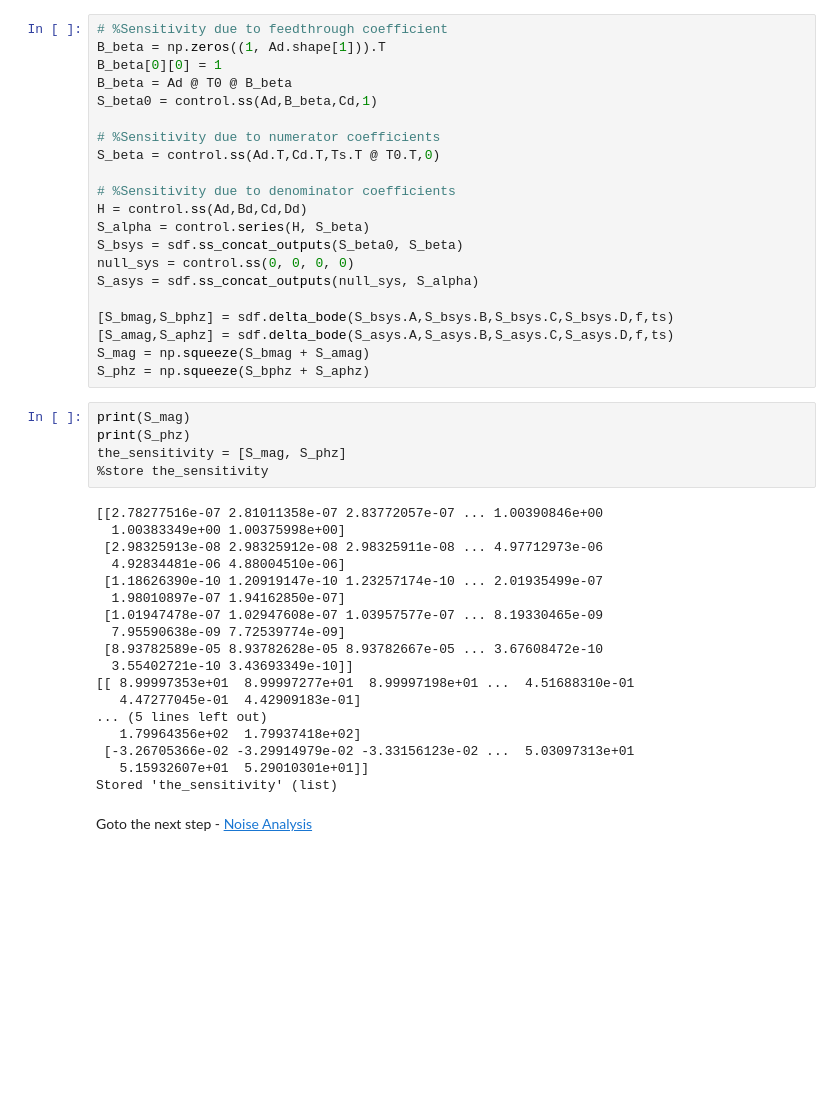
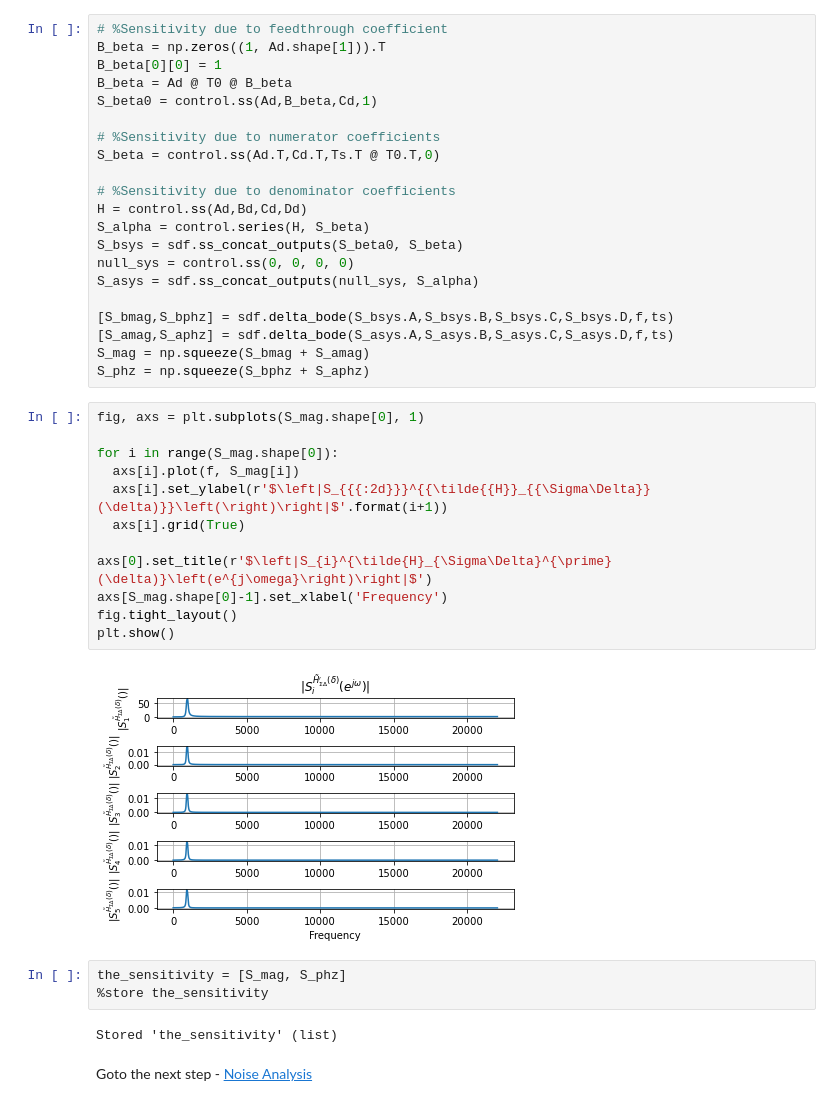
Before and after one commit to forrest-brewer/delta-control, a Jupyter notebook: notebooks/3_SD_dIIR_sensitivity.ipynb, the cells around one changed output. Saved outputs shown, nothing was run; the diff lists cells and outputs as text; blank space fills up the shorter version.

```diff
--- a/notebooks/3_SD_dIIR_sensitivity.ipynb
+++ b/notebooks/3_SD_dIIR_sensitivity.ipynb
@@ -119,27 +119,23 @@ S_asys = sdf.ss_concat_outputs(null_sys, S_alpha)
 S_mag = np.squeeze(S_bmag + S_amag)
 S_phz = np.squeeze(S_bphz + S_aphz)
 # %%
-print(S_mag)
-print(S_phz)
-the_sensitivity = [S_mag, S_phz]
-%store the_sensitivity
+fig, axs = plt.subplots(S_mag.shape[0], 1)
+
+for i in range(S_mag.shape[0]):
+  axs[i].plot(f, S_mag[i])
+  axs[i].set_ylabel(r'$\left|S_{{{:2d}}}^{{\tilde{{H}}_{{\Sigma\Delta}}(\delta)}}\left(\right)\right|$'.format(i+1))
+  axs[i].grid(True)
+
+axs[0].set_title(r'$\left|S_{i}^{\tilde{H}_{\Sigma\Delta}^{\prime}(\delta)}\left(e^{j\omega}\right)\right|$')
+axs[S_mag.shape[0]-1].set_xlabel('Frequency')
+fig.tight_layout()
+plt.show()
 # %% [output]
-[[2.78277516e-07 2.81011358e-07 2.83772057e-07 ... 1.00390846e+00
-  1.00383349e+00 1.00375998e+00]
- [2.98325913e-08 2.98325912e-08 2.98325911e-08 ... 4.97712973e-06
-  4.92834481e-06 4.88004510e-06]
- [1.18626390e-10 1.20919147e-10 1.23257174e-10 ... 2.01935499e-07
-  1.98010897e-07 1.94162850e-07]
- [1.01947478e-07 1.02947608e-07 1.03957577e-07 ... 8.19330465e-09
-  7.95590638e-09 7.72539774e-09]
- [8.93782589e-05 8.93782628e-05 8.93782667e-05 ... 3.67608472e-10
-  3.55402721e-10 3.43693349e-10]]
-[[ 8.99997353e+01  8.99997277e+01  8.99997198e+01 ...  4.51688310e-01
-   4.47277045e-01  4.42909183e-01]
-... (5 lines left out)
-   1.79964356e+02  1.79937418e+02]
- [-3.26705366e-02 -3.29914979e-02 -3.33156123e-02 ...  5.03097313e+01
-   5.15932607e+01  5.29010301e+01]]
-Stored 'the_sensitivity' (list)
+[figure, added]
+# %%
+the_sensitivity = [S_mag, S_phz]
+%store the_sensitivity
+# %% [output]
+Stored 'the_sensitivity' (list)
 # %% [markdown]
 Goto the next step - [Noise Analysis](./4_dDFIIt_noise_gain.ipynb)
```
Also changed, not shown: 40 other files.
